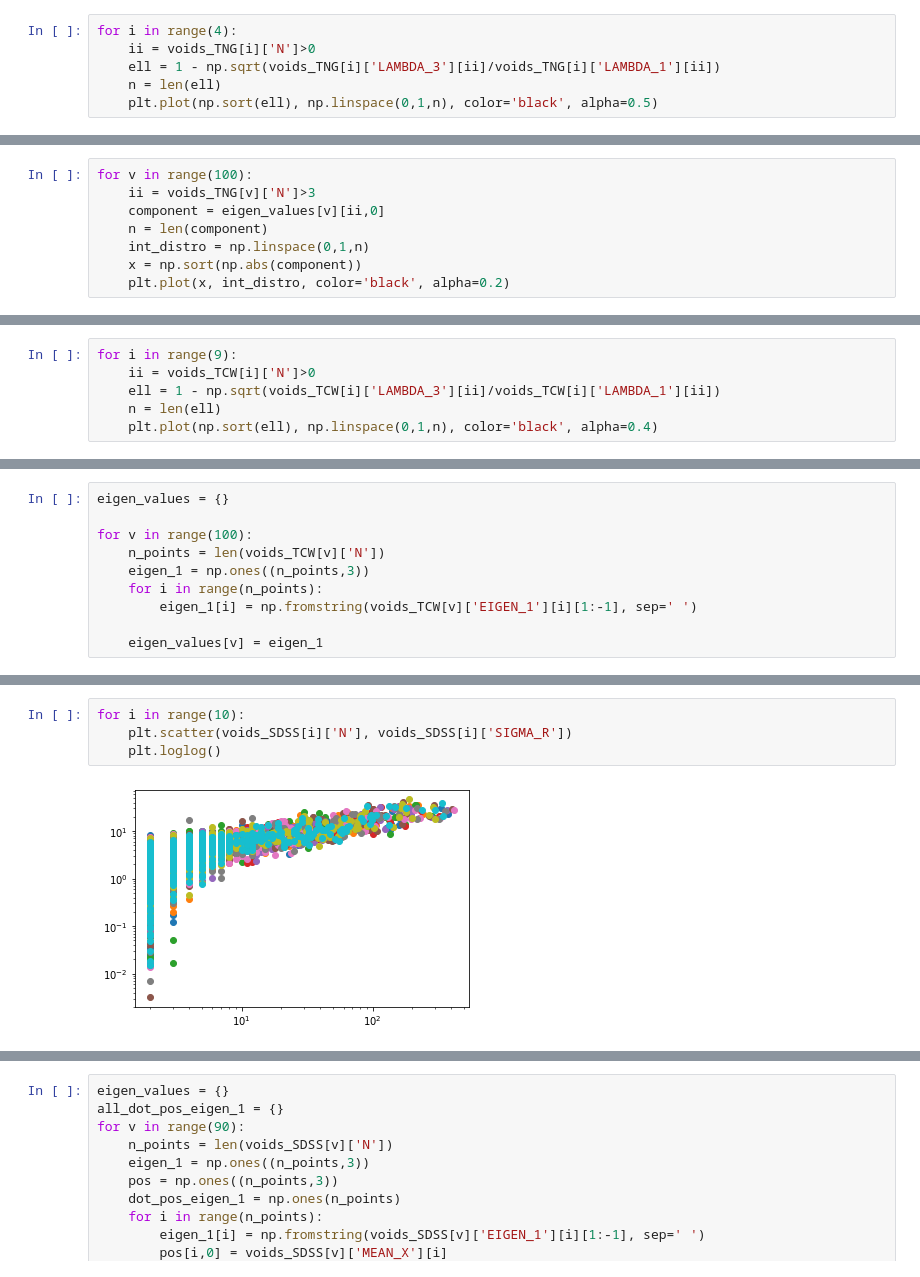
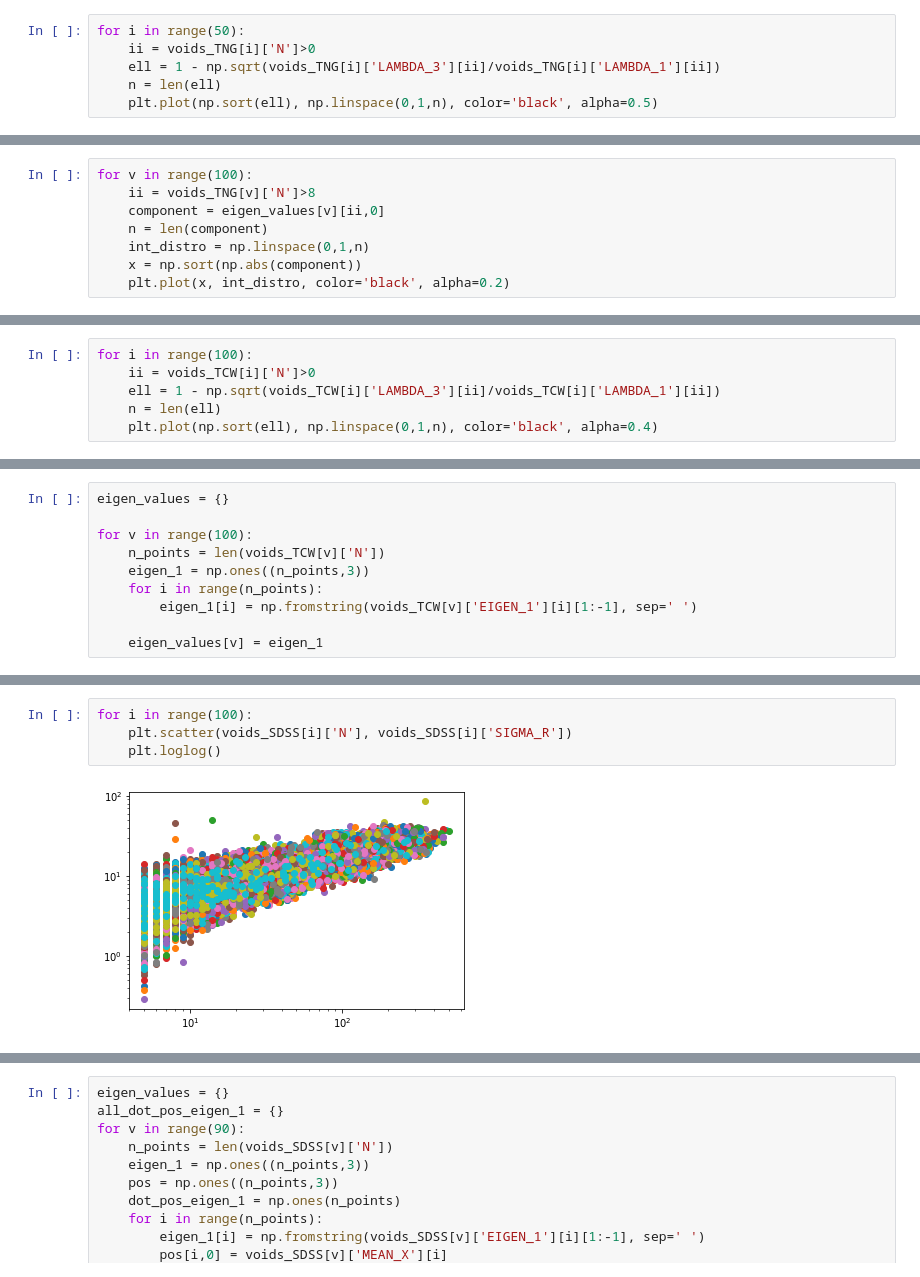
Before and after one commit to forero/DelaunayASTRA, a Jupyter notebook: nb/explore_web.ipynb, the cells around one changed output, grey strips where cells are left out. Saved outputs shown, nothing was run; the diff lists cells and outputs as text.

```diff
--- a/nb/explore_web.ipynb
+++ b/nb/explore_web.ipynb
@@ -28,7 +28,7 @@ for i in range(100):
 # %% [output]
 [figure]
 # %%
-for i in range(4):
+for i in range(50):
     ii = voids_TNG[i]['N']>0
     ell = 1 - np.sqrt(voids_TNG[i]['LAMBDA_3'][ii]/voids_TNG[i]['LAMBDA_1'][ii])
     n = len(ell)
@@ -47,7 +47,7 @@ for v in range(100):
     eigen_values[v] = eigen_1
 # %%
 for v in range(100):
-    ii = voids_TNG[v]['N']>3
+    ii = voids_TNG[v]['N']>8
     component = eigen_values[v][ii,0]
     n = len(component)
     int_distro = np.linspace(0,1,n)
@@ -69,7 +69,7 @@ for i in range(100):
 # %% [output]
 [figure]
 # %%
-for i in range(9):
+for i in range(100):
     ii = voids_TCW[i]['N']>0
     ell = 1 - np.sqrt(voids_TCW[i]['LAMBDA_3'][ii]/voids_TCW[i]['LAMBDA_1'][ii])
     n = len(ell)
@@ -115,7 +99,7 @@ voids_SDSS[0]
 # %%
-for i in range(10):
+for i in range(100):
     plt.scatter(voids_SDSS[i]['N'], voids_SDSS[i]['SIGMA_R'])
     plt.loglog()
 # %% [output]
-[figure, old version]
+[figure, new version]
 # %%
```
Also changed, not shown: parts of 10 cells of this notebook, 1 other file.
